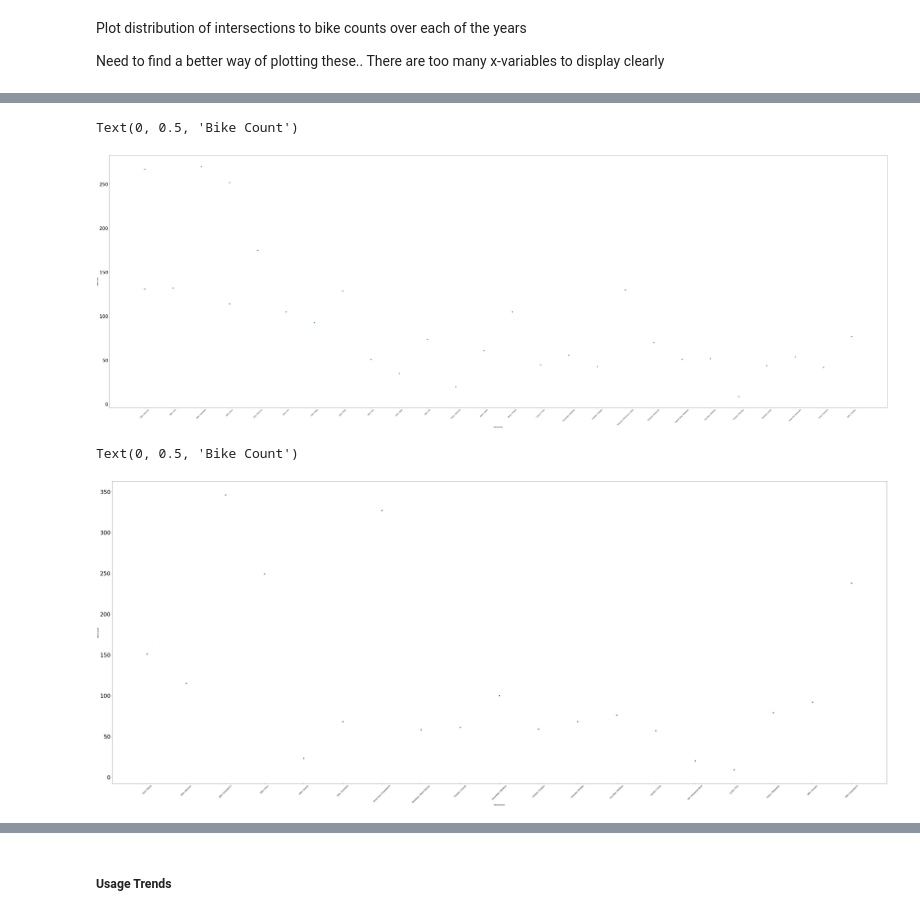
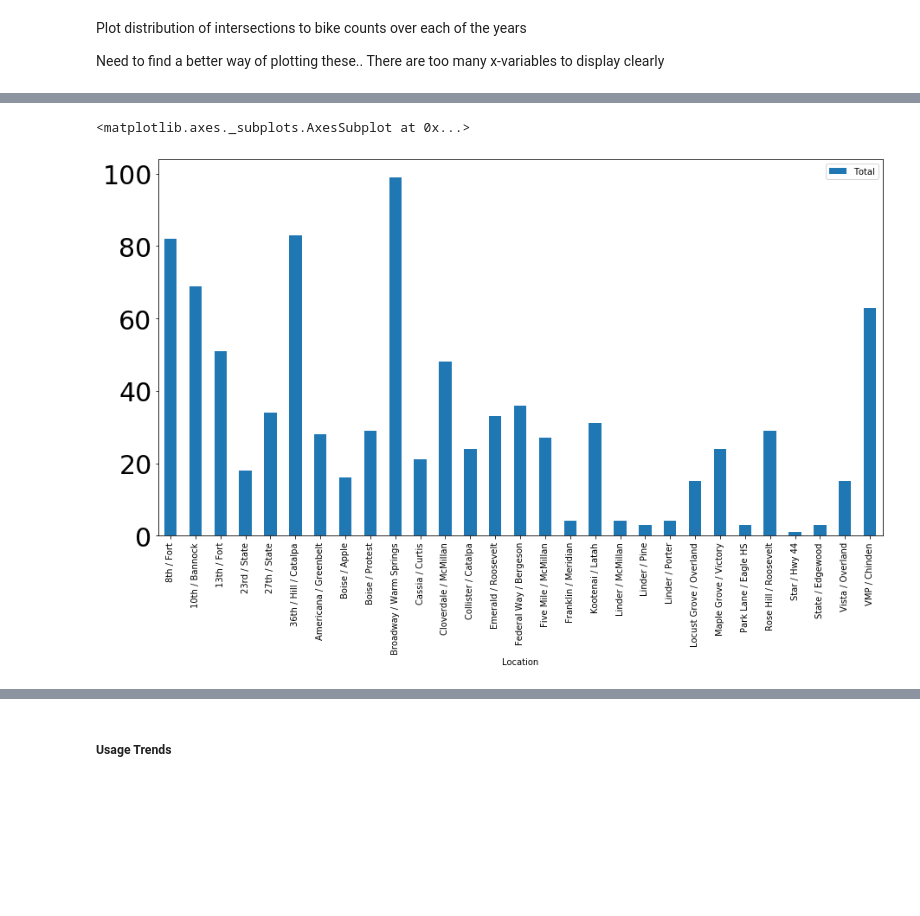
Before and after one commit to mikestefancic/TVCA, a Jupyter notebook: 01-tvca-clean.ipynb, the cells around one changed output, grey strips where cells are left out. Drawn from its saved outputs; the diff is of its cells as text; code cells hidden in the pictures; blank space fills up the shorter version.

Commit message:
changed scatter plots to bar with rotated labels

```diff
--- a/01-tvca-clean.ipynb
+++ b/01-tvca-clean.ipynb
@@ -826,10 +826,3 @@ data_2010_2019_trimmed_may.to_csv('clean-data/bike-count-2010-2019-may.csv', ind
 Plot distribution of intersections to bike counts over each of the years
 
 Need to find a better way of plotting these.. There are too many x-variables to display clearly
-# %%
-plt.rc('ytick', labelsize=30)
-plt.figure(figsize=(65,30))
-plt.scatter(data_2007_trimmed['Location'], data_2007_trimmed['Total'])
-plt.xticks(rotation=45)
-plt.xlabel('Intersection')
-plt.ylabel('Bike Count')
@@ -839,7 +828,0 @@ Text(0, 0.5, 'Bike Count')
-# %%
-plt.rc('ytick', labelsize=20)
-plt.figure(figsize=(55,30))
-plt.scatter(data_2008_trimmed['Location'], data_2008_trimmed['Total'])
-plt.xticks(rotation=45)
-plt.xlabel('Intersection')
-plt.ylabel('Bike Count')
@@ -849,20 +829,5 @@ Text(0, 0.5, 'Bike Count')
-# %%
-plt.rc('ytick', labelsize=30)
-plt.figure(figsize=(90,30))
-plt.scatter(data_2010_trimmed['Location'], data_2010_trimmed['Total'])
-plt.xticks(rotation=45)
-plt.xlabel('Intersection')
-plt.ylabel('Bike Count')
-# %% [output]
-Text(0, 0.5, 'Bike Count')
-[figure, removed]
-# %%
-plt.rc('ytick', labelsize=30)
-plt.figure(figsize=(75,30))
-plt.scatter(data_2011_trimmed['Location'], data_2011_trimmed['Total'])
-plt.xticks(rotation=45)
-plt.xlabel('Intersection')
-plt.ylabel('Bike Count')
-# %% [output]
-Text(0, 0.5, 'Bike Count')
-[figure, removed]
+# %%
+data_2007_trimmed.plot.bar(x='Location',y='Total',figsize=(15,8))
+# %% [output]
+<matplotlib.axes._subplots.AxesSubplot at 0x...>
+[figure, added]
```
Also changed, not shown: parts of 5 cells of this notebook.
